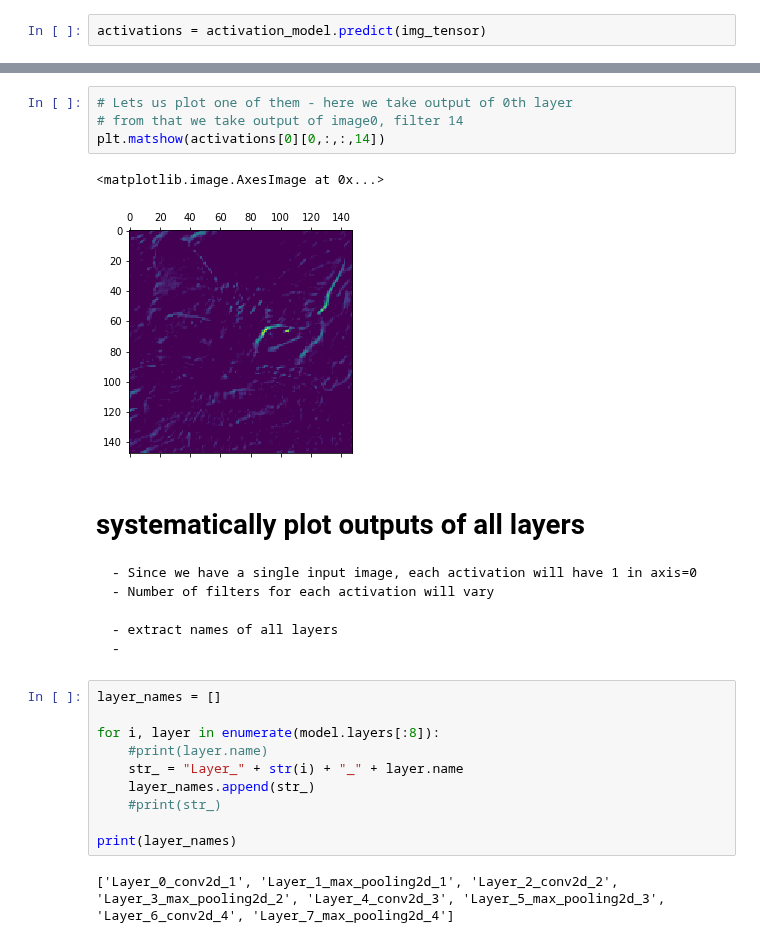
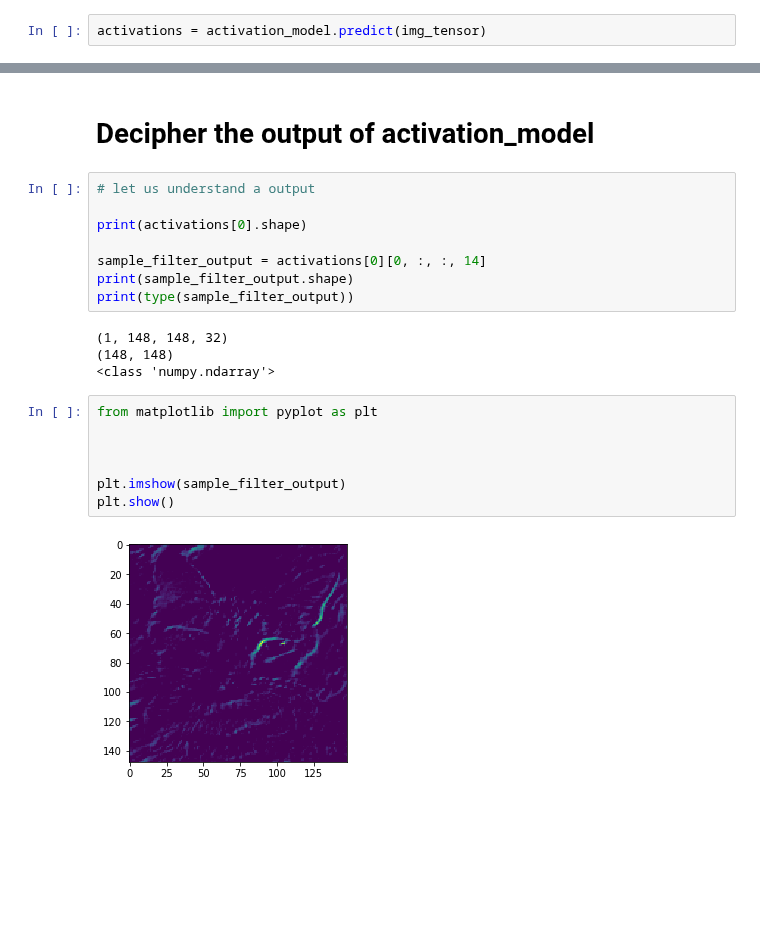
Before and after one commit to RajHarry/DeepNets, a Jupyter notebook: Keras/Keras_from_scratch/Vision/07_CNN.ipynb, the cells around one changed output, grey strips where cells are left out. Cells and saved outputs as stored; diff of their text form; blank space fills up the shorter version.

```diff
--- a/Keras/Keras_from_scratch/Vision/07_CNN.ipynb
+++ b/Keras/Keras_from_scratch/Vision/07_CNN.ipynb
@@ -192,28 +117,24 @@ print(activations[7].shape)
-# %%
-# Lets us plot one of them - here we take output of 0th layer
-# from that we take output of image0, filter 14
-plt.matshow(activations[0][0,:,:,14])
-# %% [output]
-<matplotlib.image.AxesImage at 0x...>
-[figure, removed]
-# %% [markdown]
-# systematically plot outputs of all layers
-
-    - Since we have a single input image, each activation will have 1 in axis=0
-    - Number of filters for each activation will vary
-
-    - extract names of all layers
-    -
-# %%
-layer_names = []
-
-for i, layer in enumerate(model.layers[:8]):
-    #print(layer.name)
-    str_ = "Layer_" + str(i) + "_" + layer.name
-    layer_names.append(str_)
-    #print(str_)
-
-print(layer_names)
-# %% [output]
-['Layer_0_conv2d_1', 'Layer_1_max_pooling2d_1', 'Layer_2_conv2d_2', 'Layer_3_max_pooling2d_2', 'Layer_4_conv2d_3', 'Layer_5_max_pooling2d_3', 'Layer_6_conv2d_4', 'Layer_7_max_pooling2d_4']
+# %% [markdown]
+# Decipher the output of activation_model
+# %%
+# let us understand a output
+
+print(activations[0].shape)
+
+sample_filter_output = activations[0][0, :, :, 14]
+print(sample_filter_output.shape)
+print(type(sample_filter_output))
+# %% [output]
+(1, 148, 148, 32)
+(148, 148)
+<class 'numpy.ndarray'>
+# %%
+from matplotlib import pyplot as plt
+
+
+
+plt.imshow(sample_filter_output)
+plt.show()
+# %% [output]
+[figure, added]
 # %%
```
Also changed, not shown: parts of 27 cells of this notebook.
